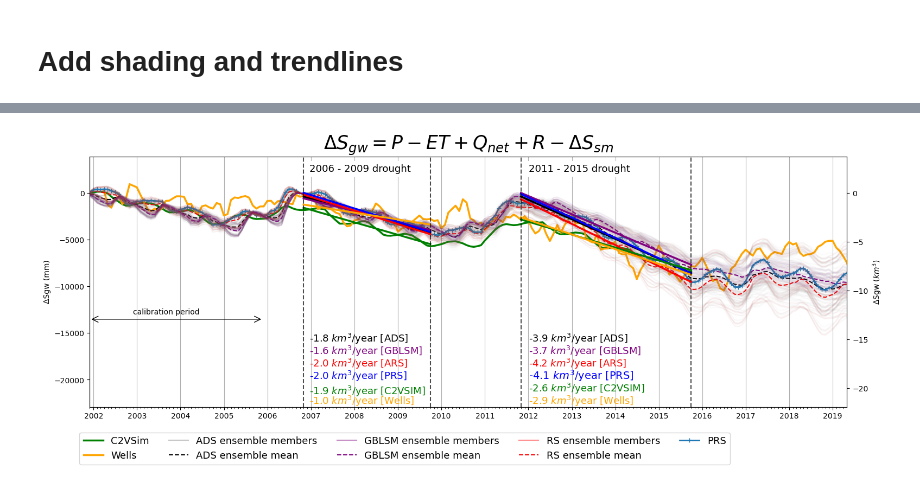
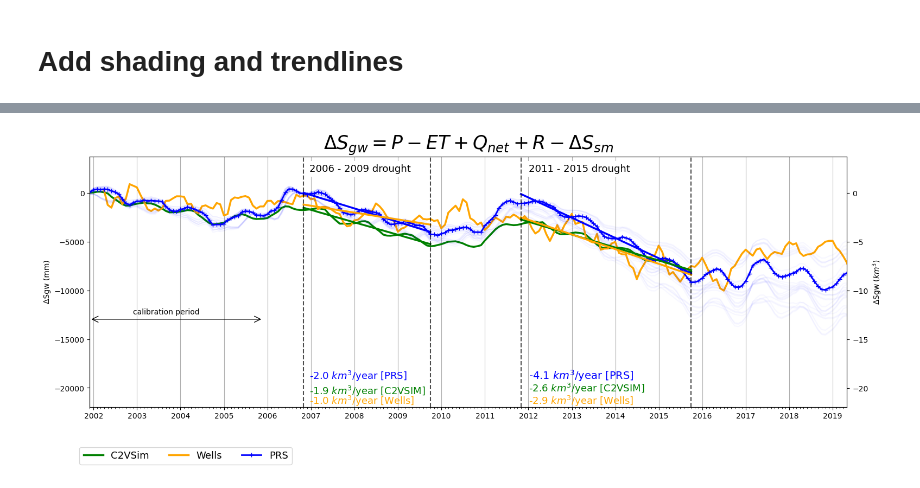
Before and after one commit to kashingtonDC/kaweah, a Jupyter notebook: code/05_Figures_kaweah.ipynb, the cells around one changed output, grey strips where cells are left out. Saved outputs shown, nothing was run; the diff lists cells and outputs as text; code cells hidden in the pictures.

Commit message:
simpler ds/dt plot

```diff
--- a/code/05_Figures_kaweah.ipynb
+++ b/code/05_Figures_kaweah.ipynb
@@ -1062,35 +1062,35 @@ ax2.plot(overlap.index, overlap['Cum_end_stor_km3'], color="green", linewidth =
 ax2.plot(wells_ds.index, wells_ds['Mean_of_sy_ss'], color="orange", linewidth = 2.5,label = "Wells")
 
 # Plot all
-ax2.plot(dsens_rs[0], alpha = 0.45, color = 'gray', label = 'ADS ensemble members')
-ax2.plot(dsens[0].index,np.nanmean(np.vstack(dsens), axis = 0),color = 'black',linestyle = "--", alpha = 1, label = 'ADS ensemble mean' )
+# ax2.plot(dsens_rs[0], alpha = 0.45, color = 'gray', label = 'ADS ensemble members')
+# ax2.plot(dsens[0].index,np.nanmean(np.vstack(dsens), axis = 0),color = 'black',linestyle = "--", alpha = 1, label = 'ADS ensemble mean' )
 
 # Plot LSM
-ax2.plot(np.nanmean(np.vstack(dsens_lsm)), alpha = 0.45, color = 'purple', label = 'GBLSM ensemble members')
-ax2.plot(dsens_rs[0].index,np.nanmean(np.vstack(dsens_lsm), axis = 0),color ='purple', linestyle = "--", alpha = 1, label = 'GBLSM ensemble mean')
+# ax2.plot(np.nanmean(np.vstack(dsens_lsm)), alpha = 0.45, color = 'purple', label = 'GBLSM ensemble members')
+# ax2.plot(dsens_rs[0].index,np.nanmean(np.vstack(dsens_lsm), axis = 0),color ='purple', linestyle = "--", alpha = 1, label = 'GBLSM ensemble mean')
 
 # Plot RS
-ax2.plot(np.nanmean(np.vstack(dsens_rs)), alpha = 0.45, color = 'red', label = 'RS ensemble members')
-ax2.plot(dsens_rs[0].index,np.nanmean(np.vstack(dsens_rs), axis = 0),color ='red', linestyle = "--", alpha = 1, label = 'RS ensemble mean')
+# ax2.plot(np.nanmean(np.vstack(dsens_rs)), alpha = 0.45, color = 'red', label = 'RS ensemble members')
+# ax2.plot(dsens_rs[0].index,np.nanmean(np.vstack(dsens_rs), axis = 0),color ='red', linestyle = "--", alpha = 1, label = 'RS ensemble mean')
 
 # Plot optimal
-ax2.plot(ds_opt, label = 'PRS', marker = "+",linewidth = 2)
+ax2.plot(ds_opt, label = 'PRS', color = 'blue', marker = "+",linewidth = 2)
 
 # Formatting
 ax2.set_ylabel('ΔSgw ($km^3$)') # Label km3
 align_yaxis([ax1,ax2]) # Align the twin axes
 
 # plot all ensembles
-for d in dsens:
-    ax2.plot(d, alpha = 0.03, color = 'gray')
+# for d in dsens:
+#     ax2.plot(d, alpha = 0.03, color = 'gray')
 
 # plot all LSM ensembles
-for d in dsens_lsm:
-    ax2.plot(d, alpha = 0.03, color = 'purple')
+# for d in dsens_lsm:
+#     ax2.plot(d, alpha = 0.03, color = 'purple')
 
 # plot all RS ensembles
 for d in dsens_rs:
-    ax2.plot(d, alpha = 0.03, color = 'red')
+    ax2.plot(d, alpha = 0.03, color = 'blue')
 
 
 # Add calibration period label
@@ -1117,14 +1117,14 @@ plt.legend(loc='lower left', ncol = 5, bbox_to_anchor=(-0.02, -0.25),
 
 
 # Plot trendlines
-ax2.plot(d1t['all_ds'], color = 'black', linewidth = 2.5) # trendline
-ax2.plot(d2t['all_ds'], color = 'black', linewidth = 2.5) # trendline
+# ax2.plot(d1t['all_ds'], color = 'black', linewidth = 2.5) # trendline
+# ax2.plot(d2t['all_ds'], color = 'black', linewidth = 2.5) # trendline
 
-ax2.plot(d1t['LSM_ds'], color = 'purple', linewidth = 2.5) # trendline
-ax2.plot(d2t['LSM_ds'], color = 'purple', linewidth = 2.5) # trendline
+# ax2.plot(d1t['LSM_ds'], color = 'purple', linewidth = 2.5) # trendline
+# ax2.plot(d2t['LSM_ds'], color = 'purple', linewidth = 2.5) # trendline
 
-ax2.plot(d1t['RS_ds'], color = 'red', linewidth = 2.5) # trendline
-ax2.plot(d2t['RS_ds'], color = 'red', linewidth = 2.5) # trendline
+# ax2.plot(d1t['RS_ds'], color = 'red', linewidth = 2.5) # trendline
+# ax2.plot(d2t['RS_ds'], color = 'red', linewidth = 2.5) # trendline
 
 ax2.plot(d1t['RS_ds_opt'], color = 'blue', linewidth = 2.5) # trendline
 ax2.plot(d2t['RS_ds_opt'], color = 'blue', linewidth = 2.5) # trendline
@@ -1141,43 +1141,43 @@ ax2.axvline(d1t['RS_ds'].index[0],linestyle = '--', alpha=0.7, color = 'black')
 ax2.axvline(d1t['RS_ds'].index[-1],linestyle = '--', alpha=0.7, color = 'black')
 
 ax2.axvline(d2t['RS_ds'].index[0],linestyle = '--', alpha=0.7, color = 'black')
 ax2.axvline(d2t['RS_ds'].index[-1],linestyle = '--', alpha=0.7, color = 'black')
 
 # Annotate slope of trendlines
 # Drought 1
 ax2.annotate("2006 - 2009 drought", xy=(0.29, 0.94),
              color = 'black',xycoords="axes fraction", size = 13, bbox=dict(fc="white",lw = 0, ec = None))
 
-ax2.annotate("{} $km^3$/year [ADS]".format(d1s['all_ds']),xy=(0.29, 0.26),
-             color = "black", xycoords="axes fraction", size = 13)
-ax2.annotate("{} $km^3$/year [GBLSM]".format(d1s['LSM_ds']),xy=(0.29, 0.21),
-             color = "purple", xycoords="axes fraction", size = 13)
-ax2.annotate("{} $km^3$/year [ARS]".format(d1s['RS_ds']),xy=(0.29, 0.16),
-             color = "red", xycoords="axes fraction", size = 13)
+# ax2.annotate("{} $km^3$/year [ADS]".format(d1s['all_ds']),xy=(0.29, 0.26),
+#              color = "black", xycoords="axes fraction", size = 13)
+# ax2.annotate("{} $km^3$/year [GBLSM]".format(d1s['LSM_ds']),xy=(0.29, 0.21),
+#              color = "purple", xycoords="axes fraction", size = 13)
+# ax2.annotate("{} $km^3$/year [ARS]".format(d1s['RS_ds']),xy=(0.29, 0.16),
+#              color = "red", xycoords="axes fraction", size = 13)
 ax2.annotate("{} $km^3$/year [PRS]".format(d1s['RS_ds_opt']),xy=(0.29, 0.11),
              color = "blue", xycoords="axes fraction", size = 13)
 ax2.annotate("{} $km^3$/year [C2VSIM]".format(d1s['C2VSim']),xy=(0.29, 0.05),
              color = 'green',xycoords="axes fraction", size = 13)
 ax2.annotate("{} $km^3$/year [Wells]".format(d1s['wells']),xy=(0.29, 0.01),
              color = 'orange',xycoords="axes fraction", size = 13)
 
 # Drought 2
 ax2.annotate("2011 - 2015 drought", xy=(0.58, 0.94),
              color = 'black',xycoords="axes fraction", size = 13,  bbox=dict(fc="white",lw = 0, ec = None))
 
-ax2.annotate("{} $km^3$/year [ADS]".format(d2s['all_ds']),xy=(0.58, 0.26),
-             color = "black", xycoords="axes fraction", size = 13)
-ax2.annotate("{} $km^3$/year [GBLSM]".format(d2s['LSM_ds']),xy=(0.58, 0.21),
-             color = "purple", xycoords="axes fraction", size = 13)
-ax2.annotate("{} $km^3$/year [ARS]".format(d2s['RS_ds']),xy=(0.58, 0.16),
-             color = "red", xycoords="axes fraction", size = 13)
+# ax2.annotate("{} $km^3$/year [ADS]".format(d2s['all_ds']),xy=(0.58, 0.26),
+#              color = "black", xycoords="axes fraction", size = 13)
+# ax2.annotate("{} $km^3$/year [GBLSM]".format(d2s['LSM_ds']),xy=(0.58, 0.21),
+#              color = "purple", xycoords="axes fraction", size = 13)
+# ax2.annotate("{} $km^3$/year [ARS]".format(d2s['RS_ds']),xy=(0.58, 0.16),
+#              color = "red", xycoords="axes fraction", size = 13)
 ax2.annotate("{} $km^3$/year [PRS]".format(d2s['RS_ds_opt']),xy=(0.58, 0.11),
              color = "blue", xycoords="axes fraction", size = 14)
 ax2.annotate("{} $km^3$/year [C2VSIM]".format(d2s['C2VSim']),xy=(0.58, 0.06),
              color = 'green',xycoords="axes fraction", size = 13)
 ax2.annotate("{} $km^3$/year [Wells]".format(d2s['wells']),xy=(0.58, 0.01),
              color = 'orange',xycoords="axes fraction", size = 13)
 
 plt.show()
 # %% [output]
-[figure, old version]
+[figure, new version]
```
